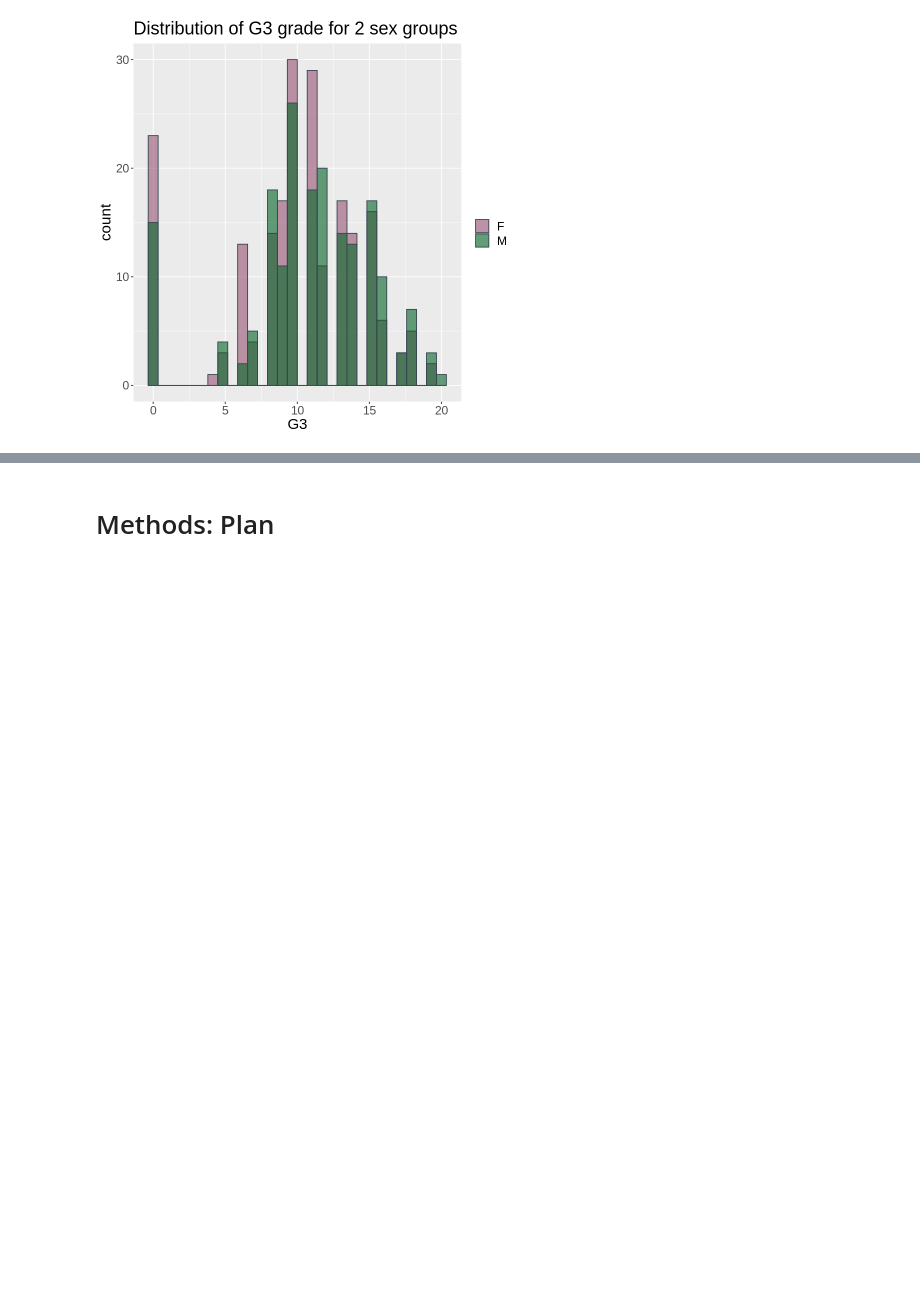
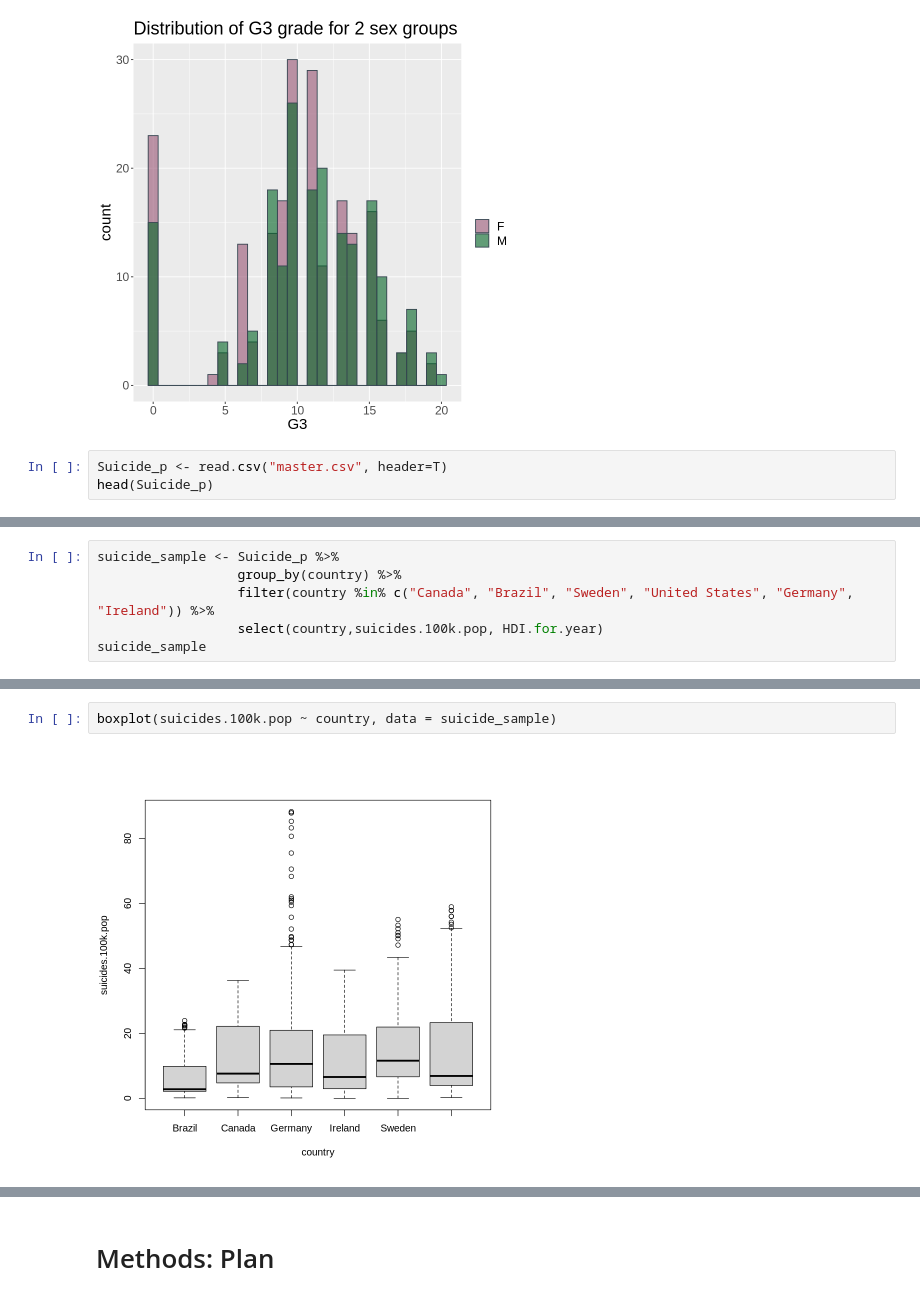
Before and after one commit to agoel25/stat_201_group_11, a Jupyter notebook: Proposal.ipynb, the cells around one changed output, grey strips where cells are left out. Drawn from its saved outputs; the diff is of its cells as text; blank space fills up the shorter version.

```diff
--- a/Proposal.ipynb
+++ b/Proposal.ipynb
@@ -66,3 +66,6 @@ histogram <- grade %>%
 histogram
 # %% [output]
 [figure]
+# %%
+Suicide_p <- read.csv("master.csv", header=T)
+head(Suicide_p)
@@ -68,0 +82,6 @@ histogram
+# %%
+suicide_sample <- Suicide_p %>%
+                  group_by(country) %>%
+                  filter(country %in% c("Canada", "Brazil", "Sweden", "United States", "Germany", "Ireland")) %>%
+                  select(country,suicides.100k.pop, HDI.for.year)
+suicide_sample
@@ -68,0 +99,4 @@ histogram
+# %%
+boxplot(suicides.100k.pop ~ country, data = suicide_sample)
+# %% [output]
+[figure, added]
```
Also changed, not shown: parts of 13 cells of this notebook.
